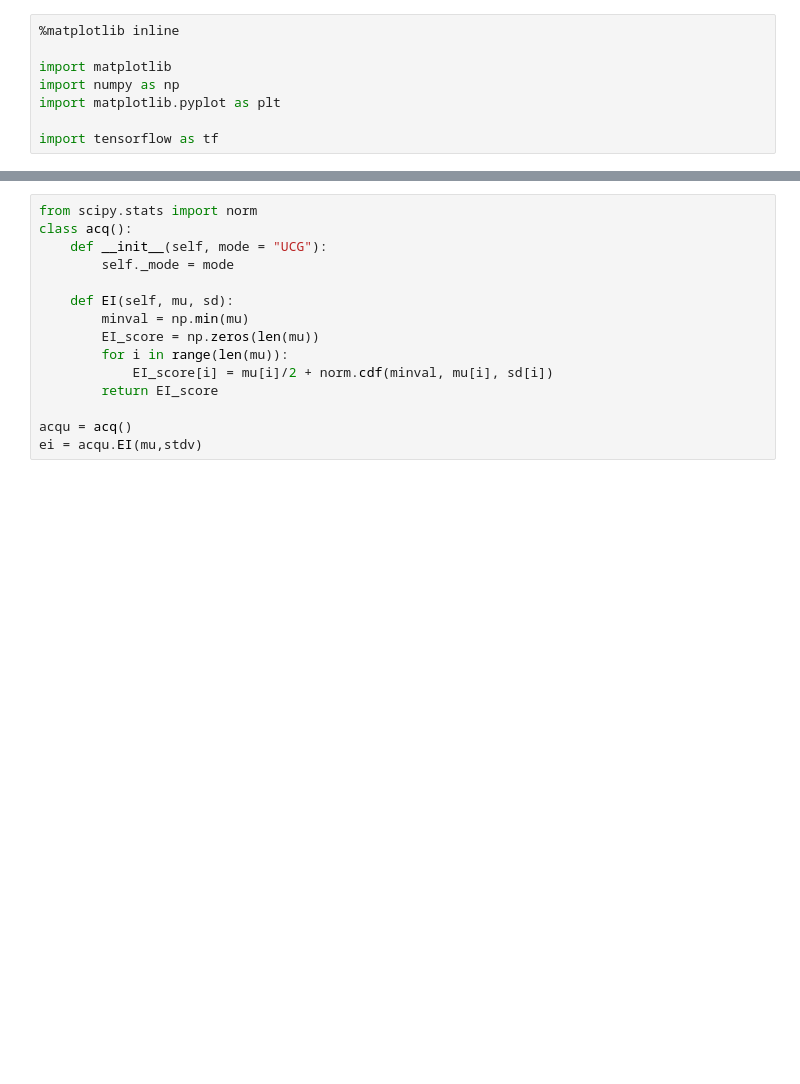
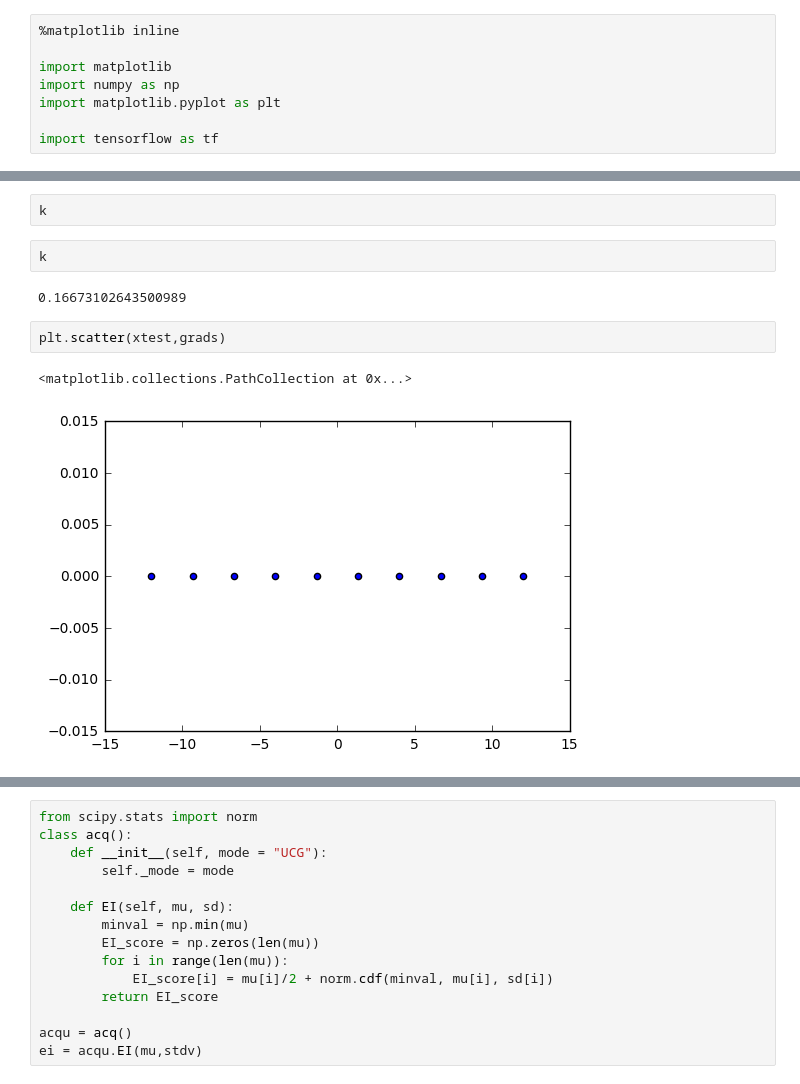
Before and after one commit to Anmol6/DNGO-BO, a Jupyter notebook: dngotest.ipynb, the cells around one changed output, grey strips where cells are left out. Drawn from its saved outputs; the diff is of its cells as text; blank space fills up the shorter version.

```diff
--- a/dngotest.ipynb
+++ b/dngotest.ipynb
@@ -144,0 +193,11 @@ for i in range(n):
+# %% [raw]
+k
+# %%
+k
+# %% [output]
+0.16673102643500989
+# %%
+plt.scatter(xtest,grads)
+# %% [output]
+<matplotlib.collections.PathCollection at 0x...>
+[figure, added]
```
Also changed, not shown: parts of 13 cells of this notebook.
